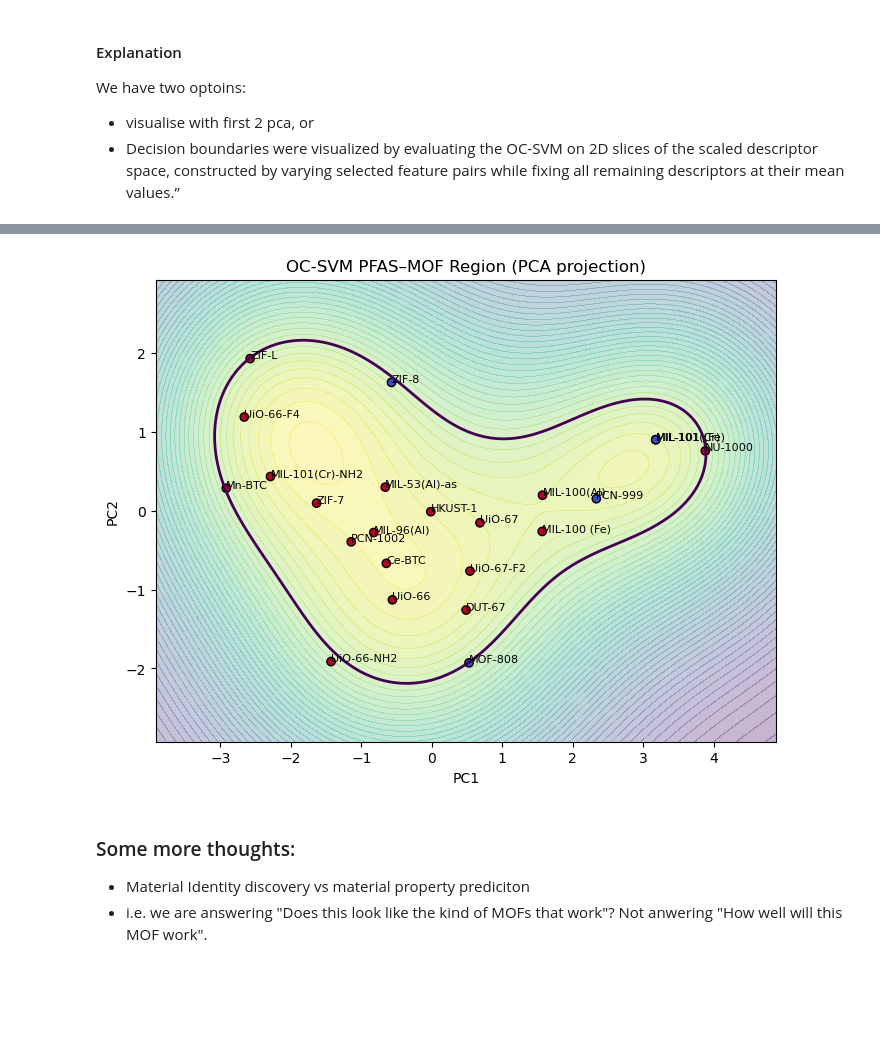
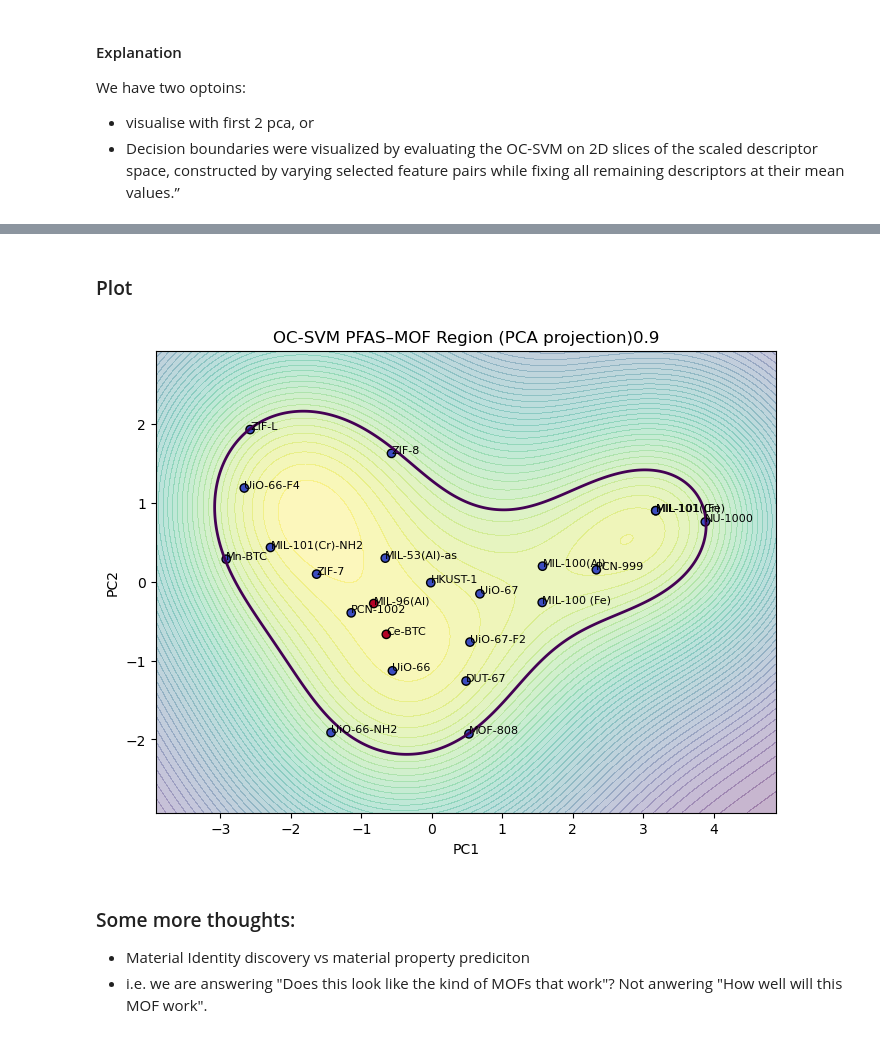
Before and after one commit to hasan-mansr/ML_Discovery_Metal-Organic_Adsorbents, a Jupyter notebook: Notebooks/SVM.ipynb, the cells around one changed output, grey strips where cells are left out. Drawn from its saved outputs; the diff is of its cells as text; code cells hidden in the pictures; blank space fills up the shorter version.

```diff
--- a/Notebooks/SVM.ipynb
+++ b/Notebooks/SVM.ipynb
@@ -287,7 +287,7 @@ ocsvm = Pipeline(
         ("scaler", StandardScaler()),
         ("ocsvm", OneClassSVM(
             kernel="rbf",
-            nu=0.20,      # ~nu% of points allowed outside boundary
+            nu=0.90,      # ~nu% of points allowed outside boundary
             gamma="scale" # reasonable default; refine later
         ))
     ]
@@ -527,37 +527,39 @@ Z = Z.reshape(xx.shape)
+# %% [markdown]
+### Plot
 # %%
-import matplotlib.pyplot as plt
+#import matplotlib.pyplot as plt
 
 plt.figure(figsize=(8, 6))
 
 # Decision boundary (score = 0)
 plt.contour(xx, yy, Z, levels=[0], linewidths=2)
 
 # Filled contours (optional)
 plt.contourf(xx, yy, Z, levels=50, alpha=0.3)
 
 # Plot points
 labels = ocsvm.predict(X)
 plt.scatter(
     X_feature, Y_feature,
     c=labels, cmap="coolwarm", edgecolors="k"
 )
 
 # Annotate MOFs
 for i, name in enumerate(df["Name"]):
     plt.text(X_feature[i], Y_feature[i], name, fontsize=8)
 
 plt.xlabel("PC1")
 plt.ylabel("PC2")
-plt.title("OC-SVM PFAS–MOF Region (PCA projection)")
-#plt.savefig("PCA-Region.png")
+plt.title(f"OC-SVM PFAS–MOF Region (PCA projection){nu}")
+
 plt.savefig(rf"..\Notebooks\OCSVM-Region-nu{nu}.png",
             format='png',
             bbox_inches='tight',
             transparent=True,
             pad_inches=0)
 plt.show()
 # %% [output]
-[figure, old version]
+[figure, new version]
 # %% [markdown]
 ### Some more thoughts:
 
```
Also changed, not shown: parts of 22 cells of this notebook, 12 other files.
